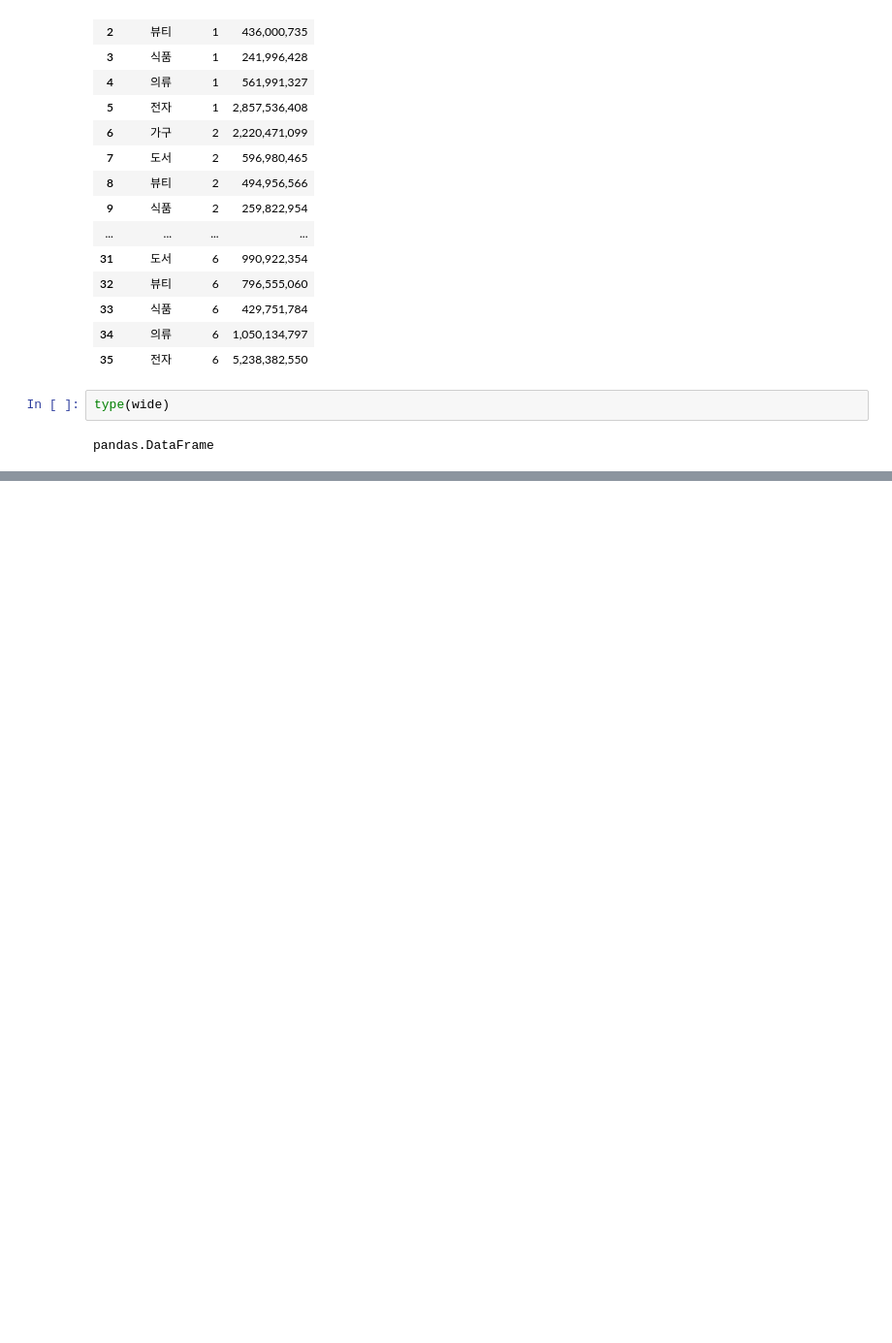
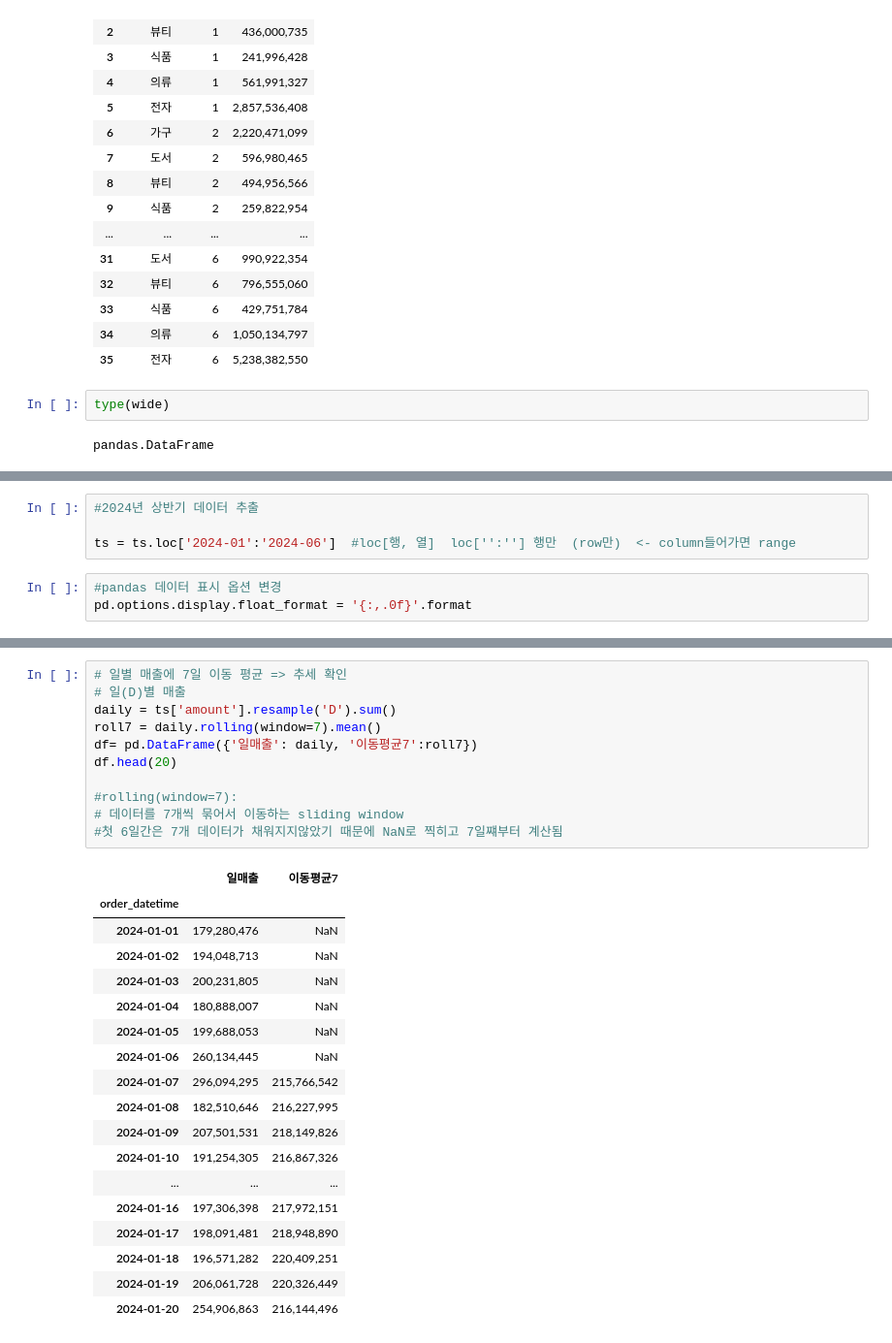
Before and after one commit to dioswifey/pandas_dev, a Jupyter notebook: chap09/we02.ipynb, the cells around one changed output, grey strips where cells are left out. Shown at 97% size. Drawn from its saved outputs; the diff is of its cells as text; blank space fills up the shorter version.

Commit message:
marketingquestions, pandas final chapters

```diff
--- a/chap09/we02.ipynb
+++ b/chap09/we02.ipynb
@@ -548,0 +625,7 @@ pandas.DataFrame
+# %%
+#2024년 상반기 데이터 추출
+
+ts = ts.loc['2024-01':'2024-06']  #loc[행, 열]  loc['':''] 행만  (row만)  <- column들어가면 range
+# %%
+#pandas 데이터 표시 옵션 변경
+pd.options.display.float_format = '{:,.0f}'.format
@@ -548,0 +721,30 @@ pandas.DataFrame
+# %%
+# 일별 매출에 7일 이동 평균 => 추세 확인
+# 일(D)별 매출
+daily = ts['amount'].resample('D').sum()
+roll7 = daily.rolling(window=7).mean()
+df= pd.DataFrame({'일매출': daily, '이동평균7':roll7})
+df.head(20)
+
+#rolling(window=7):
+# 데이터를 7개씩 묶어서 이동하는 sliding window
+#첫 6일간은 7개 데이터가 채워지지않았기 때문에 NaN로 찍히고 7일쨰부터 계산됨
+# %% [output]
+|  | 일매출 | 이동평균7 |
+| order_datetime |  |  |
+| 2024-01-01 | 179,280,476 | NaN |
+| 2024-01-02 | 194,048,713 | NaN |
+| 2024-01-03 | 200,231,805 | NaN |
+| 2024-01-04 | 180,888,007 | NaN |
+| 2024-01-05 | 199,688,053 | NaN |
+| 2024-01-06 | 260,134,445 | NaN |
+| 2024-01-07 | 296,094,295 | 215,766,542 |
+| 2024-01-08 | 182,510,646 | 216,227,995 |
+| 2024-01-09 | 207,501,531 | 218,149,826 |
+| 2024-01-10 | 191,254,305 | 216,867,326 |
+| ... | ... | ... |
+| 2024-01-16 | 197,306,398 | 217,972,151 |
+| 2024-01-17 | 198,091,481 | 218,948,890 |
+| 2024-01-18 | 196,571,282 | 220,409,251 |
+| 2024-01-19 | 206,061,728 | 220,326,449 |
+| 2024-01-20 | 254,906,863 | 216,144,496 |
```
Also changed, not shown: parts of 24 cells of this notebook, 14 other files.
